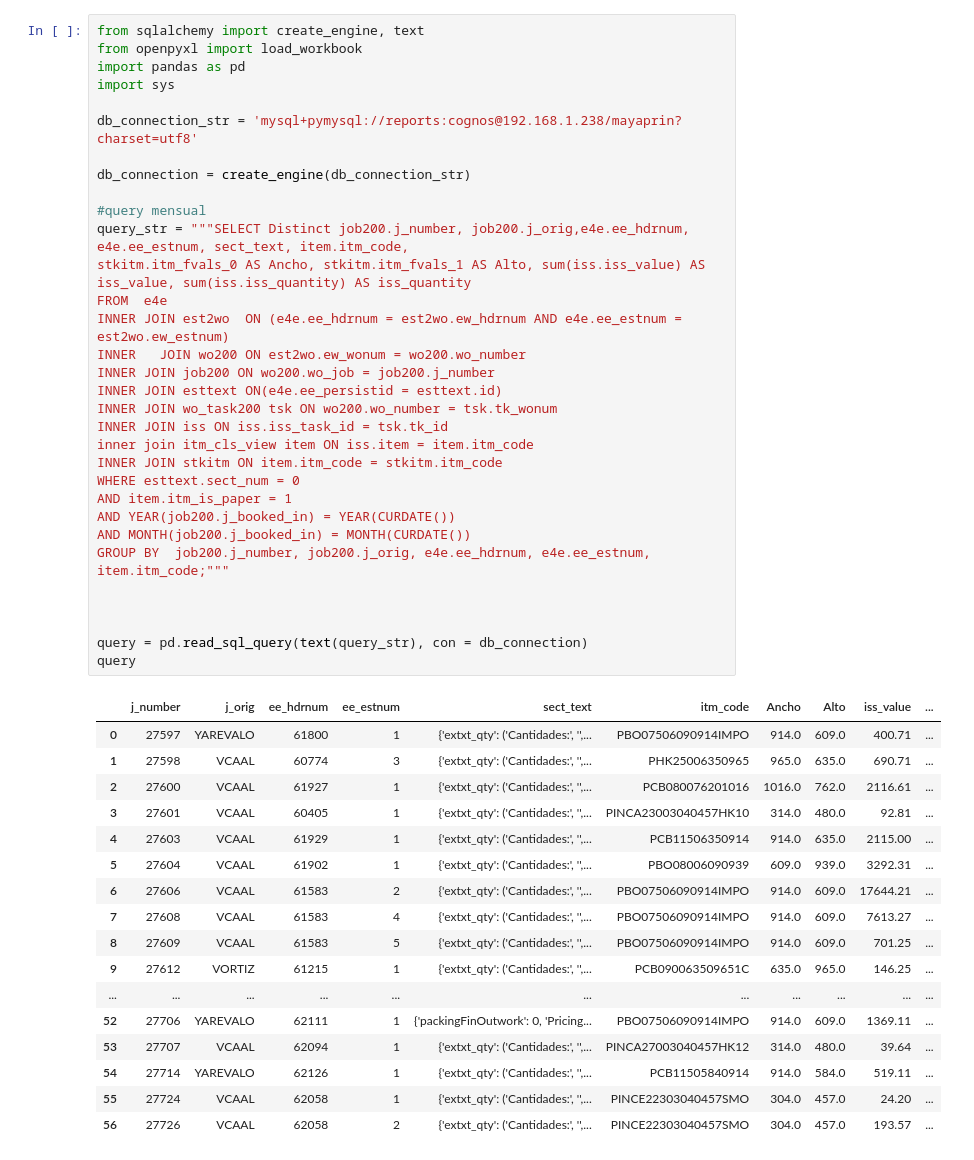
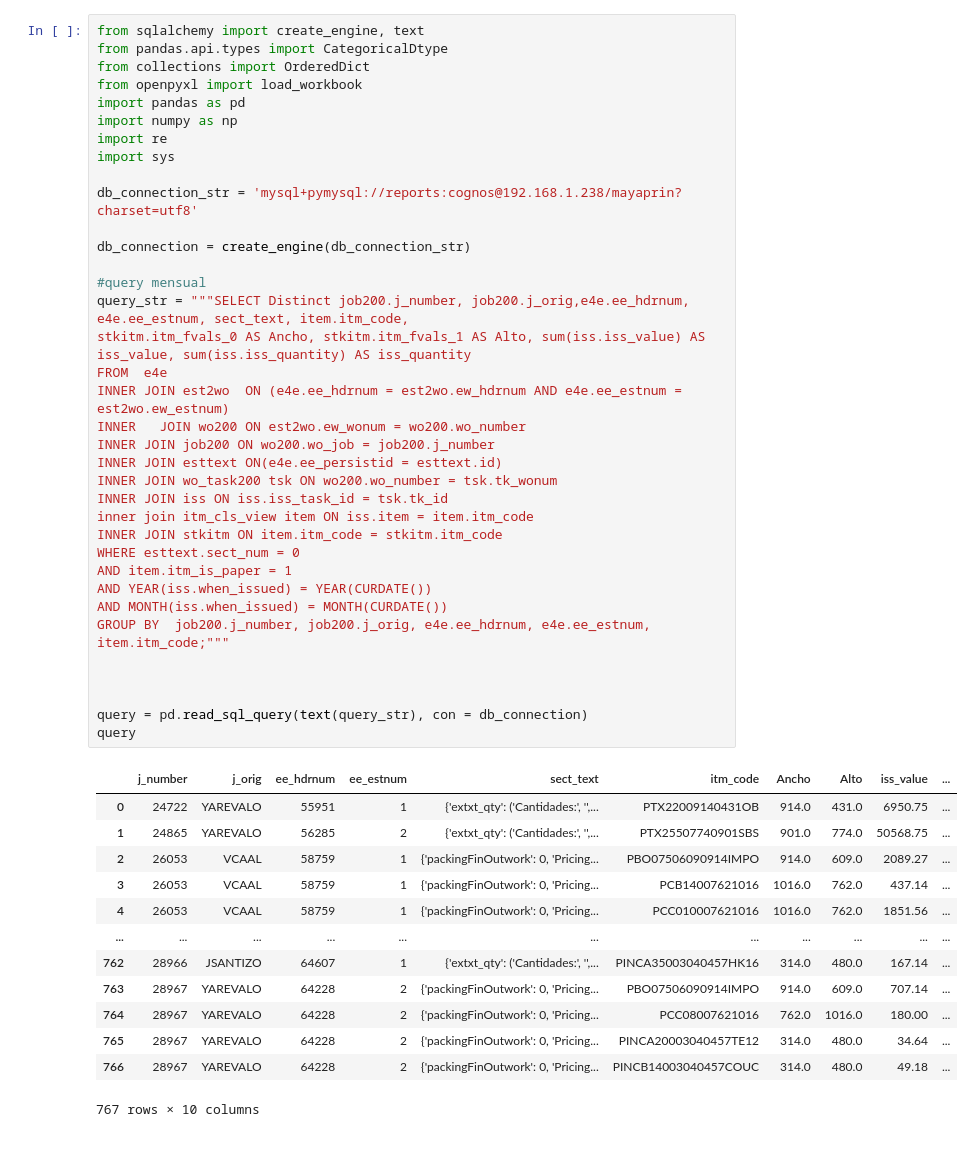
Before and after one commit to Costosmaya/scripts_varios, a Jupyter notebook: notebook_transformacion_desp..ipynb, the cells around one changed output. Cells and saved outputs as stored; diff of their text form.

```diff
--- a/notebook_transformacion_desp..ipynb
+++ b/notebook_transformacion_desp..ipynb
@@ -1,51 +1,51 @@
 # %%
 from sqlalchemy import create_engine, text
+from pandas.api.types import CategoricalDtype
+from collections import OrderedDict
 from openpyxl import load_workbook
 import pandas as pd
+import numpy as np
+import re
 import sys
 
 db_connection_str = 'mysql+pymysql://reports:cognos@192.168.1.238/mayaprin?charset=utf8'
 
 db_connection = create_engine(db_connection_str)
 
 #query mensual
 query_str = """SELECT Distinct job200.j_number, job200.j_orig,e4e.ee_hdrnum, e4e.ee_estnum, sect_text, item.itm_code,
 stkitm.itm_fvals_0 AS Ancho, stkitm.itm_fvals_1 AS Alto, sum(iss.iss_value) AS iss_value, sum(iss.iss_quantity) AS iss_quantity
 FROM  e4e
 INNER JOIN est2wo  ON (e4e.ee_hdrnum = est2wo.ew_hdrnum AND e4e.ee_estnum = est2wo.ew_estnum)
 INNER	JOIN wo200 ON est2wo.ew_wonum = wo200.wo_number
 INNER JOIN job200 ON wo200.wo_job = job200.j_number
 INNER JOIN esttext ON(e4e.ee_persistid = esttext.id)
 INNER JOIN wo_task200 tsk ON wo200.wo_number = tsk.tk_wonum
 INNER JOIN iss ON iss.iss_task_id = tsk.tk_id
 inner join itm_cls_view item ON iss.item = item.itm_code
 INNER JOIN stkitm ON item.itm_code = stkitm.itm_code
 WHERE esttext.sect_num = 0
 AND item.itm_is_paper = 1
-AND YEAR(job200.j_booked_in) = YEAR(CURDATE())
-AND MONTH(job200.j_booked_in) = MONTH(CURDATE())
+AND YEAR(iss.when_issued) = YEAR(CURDATE())
+AND MONTH(iss.when_issued) = MONTH(CURDATE())
 GROUP BY  job200.j_number, job200.j_orig, e4e.ee_hdrnum, e4e.ee_estnum, item.itm_code;"""
 
 
 
 query = pd.read_sql_query(text(query_str), con = db_connection)
 query
 # %% [output]
 |  | j_number | j_orig | ee_hdrnum | ee_estnum | sect_text | itm_code | Ancho | Alto | iss_value | ... |
-| 0 | 27597 | YAREVALO | 61800 | 1 | {'extxt_qty': ('Cantidades:', '',... | PBO07506090914IMPO | 914.0 | 609.0 | 400.71 | ... |
-| 1 | 27598 | VCAAL | 60774 | 3 | {'extxt_qty': ('Cantidades:', '',... | PHK25006350965 | 965.0 | 635.0 | 690.71 | ... |
-| 2 | 27600 | VCAAL | 61927 | 1 | {'extxt_qty': ('Cantidades:', '',... | PCB080076201016 | 1016.0 | 762.0 | 2116.61 | ... |
-| 3 | 27601 | VCAAL | 60405 | 1 | {'extxt_qty': ('Cantidades:', '',... | PINCA23003040457HK10 | 314.0 | 480.0 | 92.81 | ... |
-| 4 | 27603 | VCAAL | 61929 | 1 | {'extxt_qty': ('Cantidades:', '',... | PCB11506350914 | 914.0 | 635.0 | 2115.00 | ... |
-| 5 | 27604 | VCAAL | 61902 | 1 | {'extxt_qty': ('Cantidades:', '',... | PBO08006090939 | 609.0 | 939.0 | 3292.31 | ... |
-| 6 | 27606 | VCAAL | 61583 | 2 | {'extxt_qty': ('Cantidades:', '',... | PBO07506090914IMPO | 914.0 | 609.0 | 17644.21 | ... |
-| 7 | 27608 | VCAAL | 61583 | 4 | {'extxt_qty': ('Cantidades:', '',... | PBO07506090914IMPO | 914.0 | 609.0 | 7613.27 | ... |
-| 8 | 27609 | VCAAL | 61583 | 5 | {'extxt_qty': ('Cantidades:', '',... | PBO07506090914IMPO | 914.0 | 609.0 | 701.25 | ... |
-| 9 | 27612 | VORTIZ | 61215 | 1 | {'extxt_qty': ('Cantidades:', '',... | PCB090063509651C | 635.0 | 965.0 | 146.25 | ... |
+| 0 | 24722 | YAREVALO | 55951 | 1 | {'extxt_qty': ('Cantidades:', '',... | PTX22009140431OB | 914.0 | 431.0 | 6950.75 | ... |
+| 1 | 24865 | YAREVALO | 56285 | 2 | {'extxt_qty': ('Cantidades:', '',... | PTX25507740901SBS | 901.0 | 774.0 | 50568.75 | ... |
+| 2 | 26053 | VCAAL | 58759 | 1 | {'packingFinOutwork': 0, 'Pricing... | PBO07506090914IMPO | 914.0 | 609.0 | 2089.27 | ... |
+| 3 | 26053 | VCAAL | 58759 | 1 | {'packingFinOutwork': 0, 'Pricing... | PCB14007621016 | 1016.0 | 762.0 | 437.14 | ... |
+| 4 | 26053 | VCAAL | 58759 | 1 | {'packingFinOutwork': 0, 'Pricing... | PCC010007621016 | 1016.0 | 762.0 | 1851.56 | ... |
 | ... | ... | ... | ... | ... | ... | ... | ... | ... | ... | ... |
-| 52 | 27706 | YAREVALO | 62111 | 1 | {'packingFinOutwork': 0, 'Pricing... | PBO07506090914IMPO | 914.0 | 609.0 | 1369.11 | ... |
-| 53 | 27707 | VCAAL | 62094 | 1 | {'extxt_qty': ('Cantidades:', '',... | PINCA27003040457HK12 | 314.0 | 480.0 | 39.64 | ... |
-| 54 | 27714 | YAREVALO | 62126 | 1 | {'extxt_qty': ('Cantidades:', '',... | PCB11505840914 | 914.0 | 584.0 | 519.11 | ... |
-| 55 | 27724 | VCAAL | 62058 | 1 | {'extxt_qty': ('Cantidades:', '',... | PINCE22303040457SMO | 304.0 | 457.0 | 24.20 | ... |
-| 56 | 27726 | VCAAL | 62058 | 2 | {'extxt_qty': ('Cantidades:', '',... | PINCE22303040457SMO | 304.0 | 457.0 | 193.57 | ... |
+| 762 | 28966 | JSANTIZO | 64607 | 1 | {'extxt_qty': ('Cantidades:', '',... | PINCA35003040457HK16 | 314.0 | 480.0 | 167.14 | ... |
+| 763 | 28967 | YAREVALO | 64228 | 2 | {'packingFinOutwork': 0, 'Pricing... | PBO07506090914IMPO | 914.0 | 609.0 | 707.14 | ... |
+| 764 | 28967 | YAREVALO | 64228 | 2 | {'packingFinOutwork': 0, 'Pricing... | PCC08007621016 | 762.0 | 1016.0 | 180.00 | ... |
+| 765 | 28967 | YAREVALO | 64228 | 2 | {'packingFinOutwork': 0, 'Pricing... | PINCA20003040457TE12 | 314.0 | 480.0 | 34.64 | ... |
+| 766 | 28967 | YAREVALO | 64228 | 2 | {'packingFinOutwork': 0, 'Pricing... | PINCB14003040457COUC | 314.0 | 480.0 | 49.18 | ... |
+767 rows × 10 columns
 # %%
```
Also changed, not shown: parts of 5 cells of this notebook, 5 other files.
